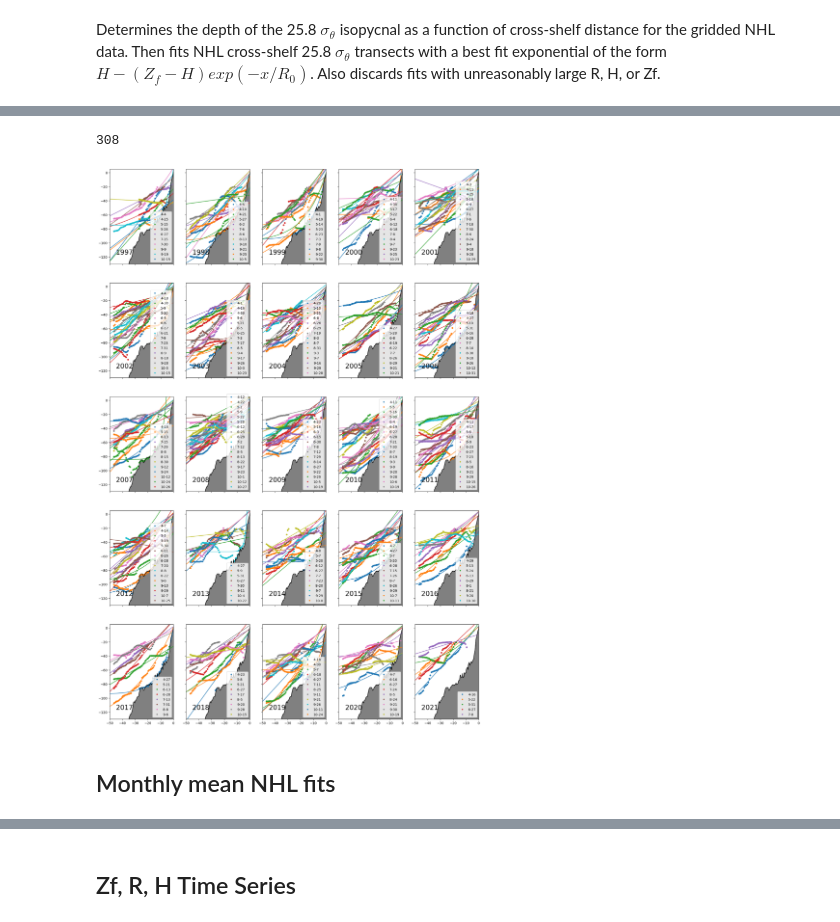
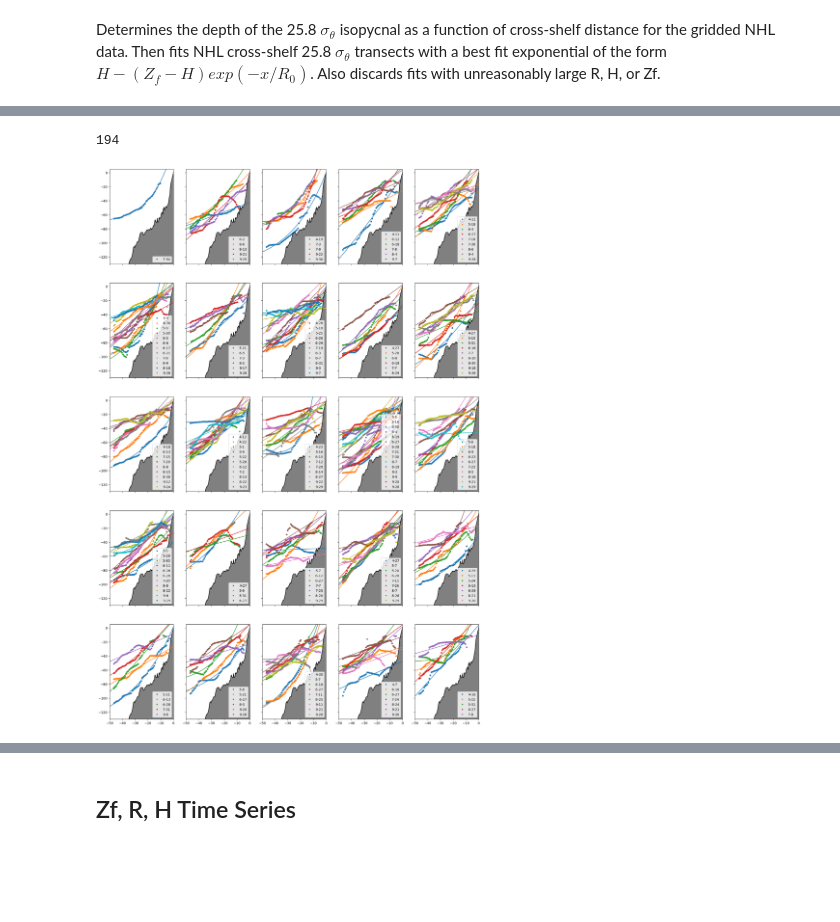
Before and after one commit to andrew-s28/shelf-nitrate-response-to-upwelling, a Jupyter notebook: notebooks/empirical_nitrate_model.ipynb, the cells around one changed output, grey strips where cells are left out. Drawn from its saved outputs; the diff is of its cells as text; code cells hidden in the pictures; blank space fills up the shorter version.

```diff
--- a/notebooks/empirical_nitrate_model.ipynb
+++ b/notebooks/empirical_nitrate_model.ipynb
@@ -182,16 +80,17 @@ step = 0.1
 r = 43
 h = 125
 Nm = 35
-zf = np.arange(-100, 100, 0.5)
+mod_zf = np.arange(-100, 100, 0.5)
 x0 = meters[np.argmin(np.abs(long + 124.095))]
 bot_depth = topo[np.argmin(np.abs(long + 124.095))]
 
-mod_nit = np.nan * np.zeros((len(inner_nitrate.depth.values), len(zf)))
-mod_nda = np.nan * np.zeros(len(zf))
+
+mod_nit = np.nan * np.zeros((len(inner_nitrate.depth.values), len(mod_zf)))
+mod_nda = np.nan * np.zeros(len(mod_zf))
 
 z = symbols("z")
-for i in tqdm(range(len(zf))):
-    dn = pycno(x0, zf[i], r, h)
+for i in tqdm(range(len(mod_zf))):
+    dn = pycno(x0, mod_zf[i], r, h)
     n_profile = Piecewise(
         (0, z > dn),
         (Nm, z < dn),
@@ -327,50 +216,47 @@ trange = np.arange(
 tdelta = np.timedelta64(1, "Y")
 rows = 5
 cols = 5
 N = 0
 fig, axs = plt.subplots(5, 5, figsize=(20, 30), sharex=True, sharey=True)
 for r in tqdm(range(rows)):
     for c in range(cols):
         mask = (nhl_grid["time"] >= trange[5 * r + c % 5]) & (nhl_grid["time"] < trange[5 * r + c % 5] + tdelta)
         for i, (t, d, Zf, R, H) in enumerate(
             zip(
                 nhl_grid["time"][mask].values,
-                nhl_grid["pycno_depth"][mask].values,
+                nhl_grid["pycno_depth"].T[mask].values,
                 nhl_grid["Zf"][mask].values,
                 nhl_grid["R"][mask].values,
                 nhl_grid["H"][mask].values,
                 strict=False,
             ),
         ):
             mask = ~np.isnan(d) & (nhl_grid.meters.T[0] < -10)
             ymd = dt2cal(t)[0:3]
-            if len(d[mask]) > 20:
-                axs[r][c].plot(
-                    nhl_grid["meters"],
-                    d,
-                    ".",
-                    label=f"{ymd[1]}-{ymd[2]}",
-                    c=col[i % len(col)],
-                )
-                axs[r][c].plot(
-                    np.arange(-50, 5),
-                    pycno(np.arange(-50, 5), Zf, R, H),
-                    c=col[i % len(col)],
-                )
-                N += 1
-        axs[r][c].annotate(ymd[0], xy=(0.1, 0.1), xycoords="axes fraction", fontsize=20)
+            axs[r][c].plot(
+                nhl_grid["meters"],
+                d,
+                ".",
+                label=f"{ymd[1]}-{ymd[2]}",
+                c=col[i % len(col)],
+            )
+            axs[r][c].plot(
+                np.arange(-50, 5),
+                pycno(np.arange(-50, 5), Zf, R, H),
+                c=col[i % len(col)],
+            )
+            N += 1
+        # axs[r][c].annotate(ymd[0], xy=(0.1, 0.1), xycoords="axes fraction", fontsize=20)
         axs[r][c].fill_between(meters, -1000, topo, color="grey")
         axs[r][c].plot(meters, topo, color="black")
         handles, labels = axs[r][c].get_legend_handles_labels()
         by_label = dict(
             zip(labels, handles, strict=False),
         )  # dicts can't have duplicate keys, avoids duplicate legend entries
         axs[r][c].legend(by_label.values(), by_label.keys(), loc="lower right")
         axs[r][c].set_ylim([-130, 5])
         axs[r][c].set_xlim([-50, 0])
 N
 # %% [output]
-308
+194
-[figure, old version]
+[figure, new version]
-# %% [markdown]
-## Monthly mean NHL fits
```
Also changed, not shown: parts of 16 cells of this notebook, 14 other files.
